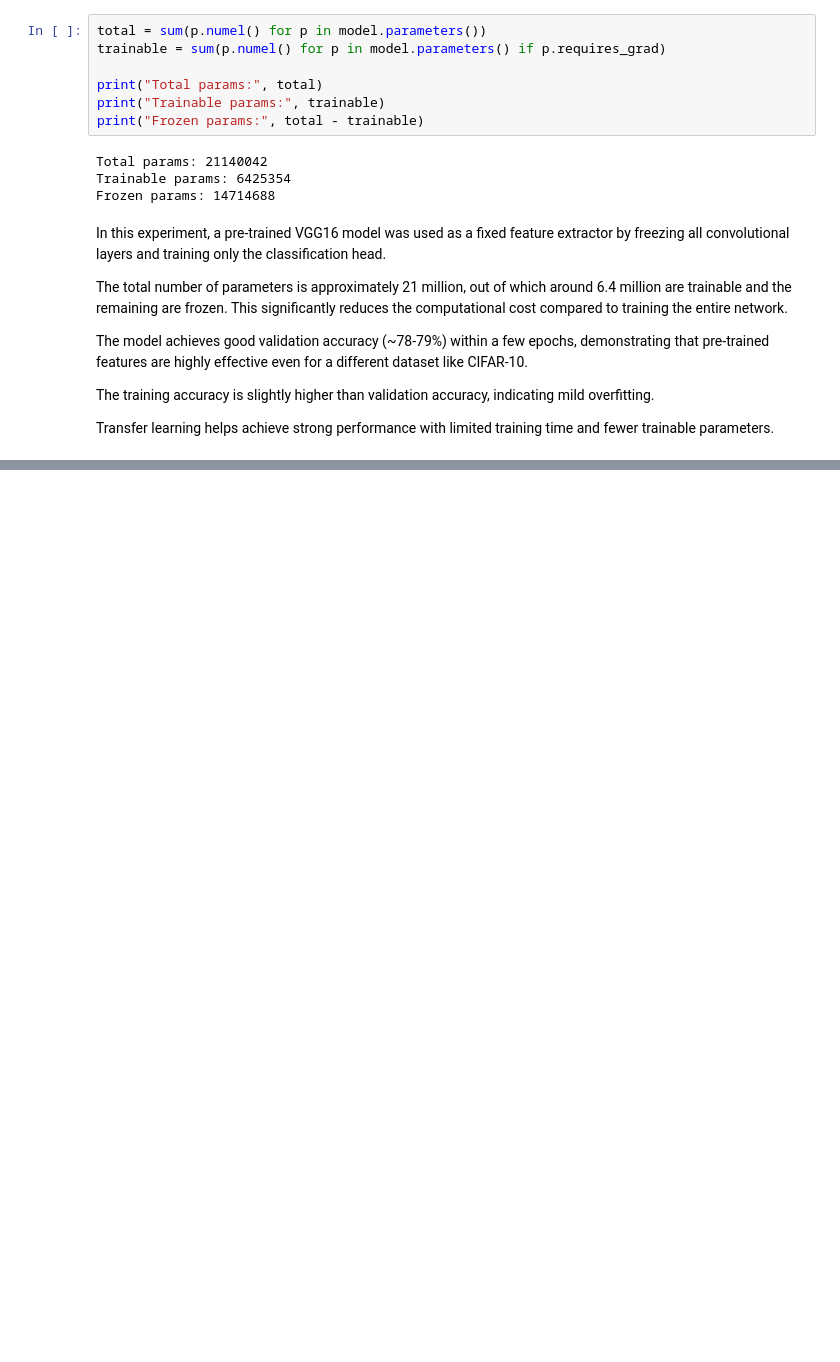
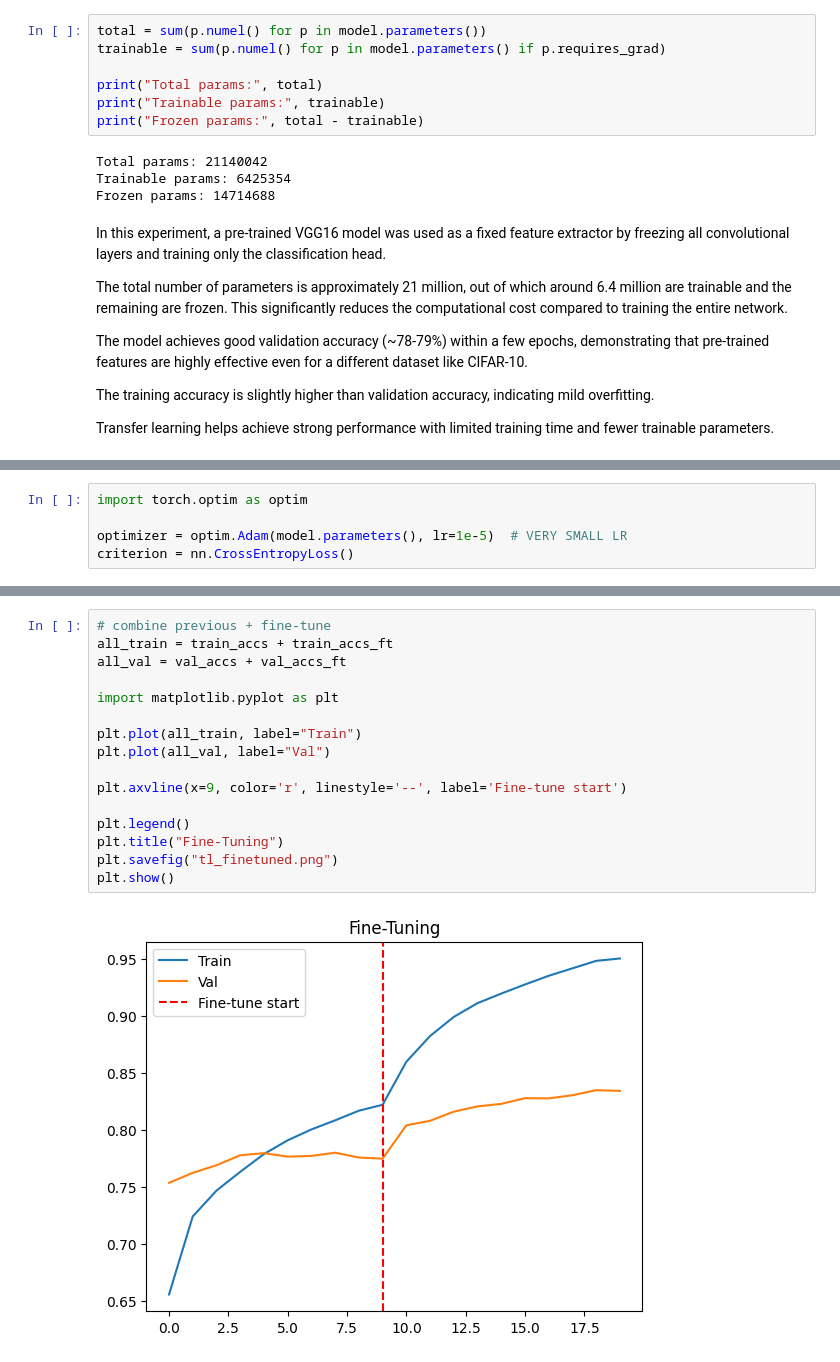
Before and after one commit to Harshactinium07/ML-Assignment, a Jupyter notebook: Assignment-ML-LAB.ipynb, the cells around one changed output, grey strips where cells are left out. Drawn from its saved outputs; the diff is of its cells as text; blank space fills up the shorter version.

```diff
--- a/Assignment-ML-LAB.ipynb
+++ b/Assignment-ML-LAB.ipynb
@@ -1410,0 +1436,5 @@ Transfer learning helps achieve strong performance with limited training time an
+# %%
+import torch.optim as optim
+
+optimizer = optim.Adam(model.parameters(), lr=1e-5)  # VERY SMALL LR
+criterion = nn.CrossEntropyLoss()
@@ -1410,0 +1506,18 @@ Transfer learning helps achieve strong performance with limited training time an
+# %%
+# combine previous + fine-tune
+all_train = train_accs + train_accs_ft
+all_val = val_accs + val_accs_ft
+
+import matplotlib.pyplot as plt
+
+plt.plot(all_train, label="Train")
+plt.plot(all_val, label="Val")
+
+plt.axvline(x=9, color='r', linestyle='--', label='Fine-tune start')
+
+plt.legend()
+plt.title("Fine-Tuning")
+plt.savefig("tl_finetuned.png")
+plt.show()
+# %% [output]
+[figure, added]
```
Also changed, not shown: parts of 21 cells of this notebook.
